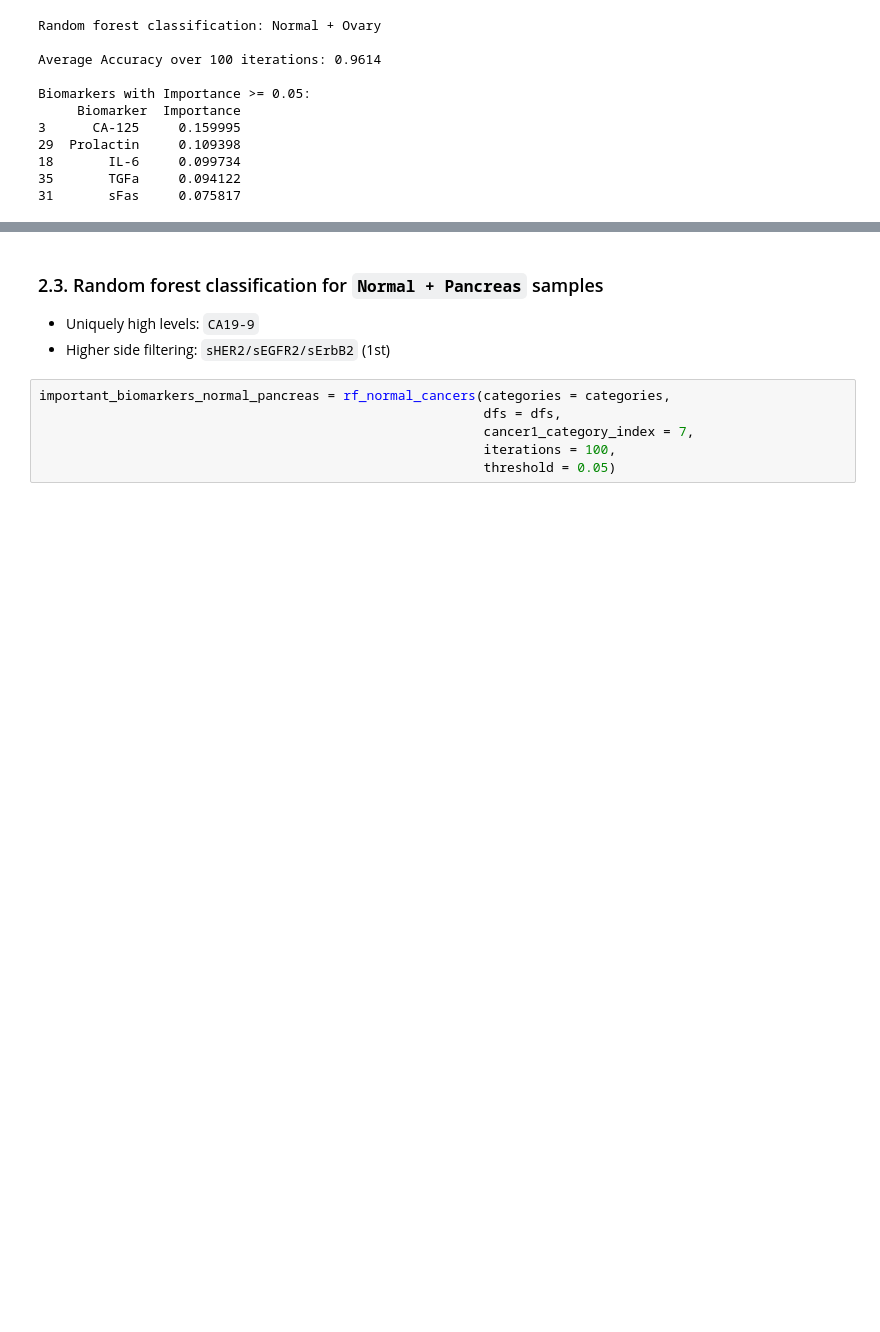
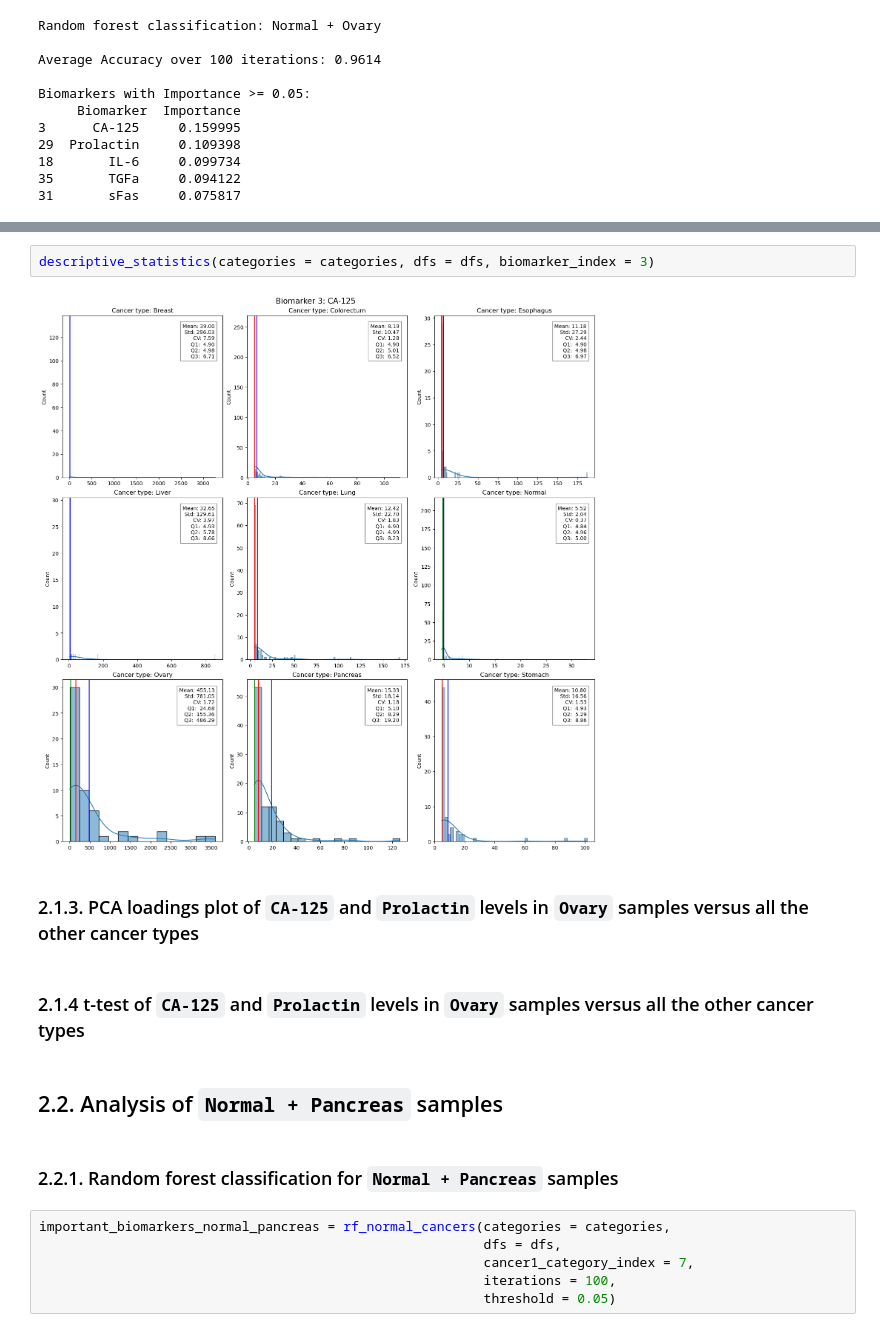
Before and after one commit to subhajitbn/Cancer-Biomarkers-from-Clinical-Data, a Jupyter notebook: tutorial.ipynb, the cells around one changed output, grey strips where cells are left out. Saved outputs shown, nothing was run; the diff lists cells and outputs as text; blank space fills up the shorter version.

```diff
--- a/tutorial.ipynb
+++ b/tutorial.ipynb
@@ -64,8 +68,15 @@ Biomarkers with Importance >= 0.05:
+# %%
+descriptive_statistics(categories = categories, dfs = dfs, biomarker_index = 3)
+# %% [output]
+[figure, added]
+# %% [markdown]
+### 2.1.3. PCA loadings plot of `CA-125` and `Prolactin` levels in `Ovary` samples versus all the other cancer types
+# %% [markdown]
+### 2.1.4 t-test of `CA-125` and `Prolactin` levels in `Ovary` samples versus all the other cancer types
+# %% [markdown]
+## 2.2. Analysis of `Normal + Pancreas` samples
 # %% [markdown]
-### 2.3. Random forest classification for `Normal + Pancreas` samples
-
-* Uniquely high levels: `CA19-9`
-* Higher side filtering: `sHER2/sEGFR2/sErbB2` (1st)
+### 2.2.1. Random forest classification for `Normal + Pancreas` samples
 # %%
 important_biomarkers_normal_pancreas = rf_normal_cancers(categories = categories,
                                                          dfs = dfs,
```
Also changed, not shown: parts of 32 cells of this notebook, 4 other files.
